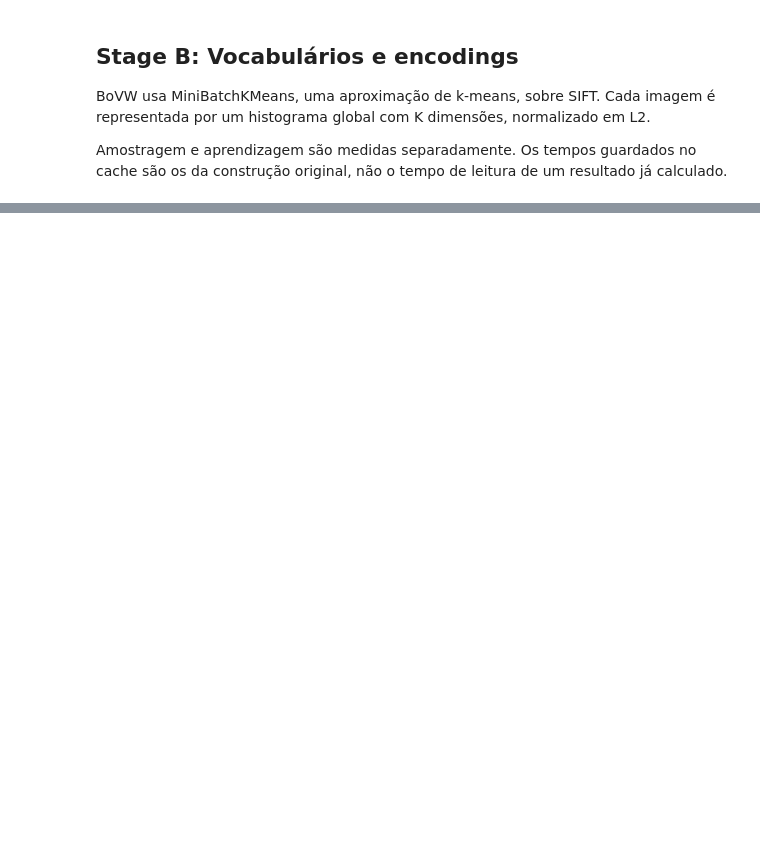
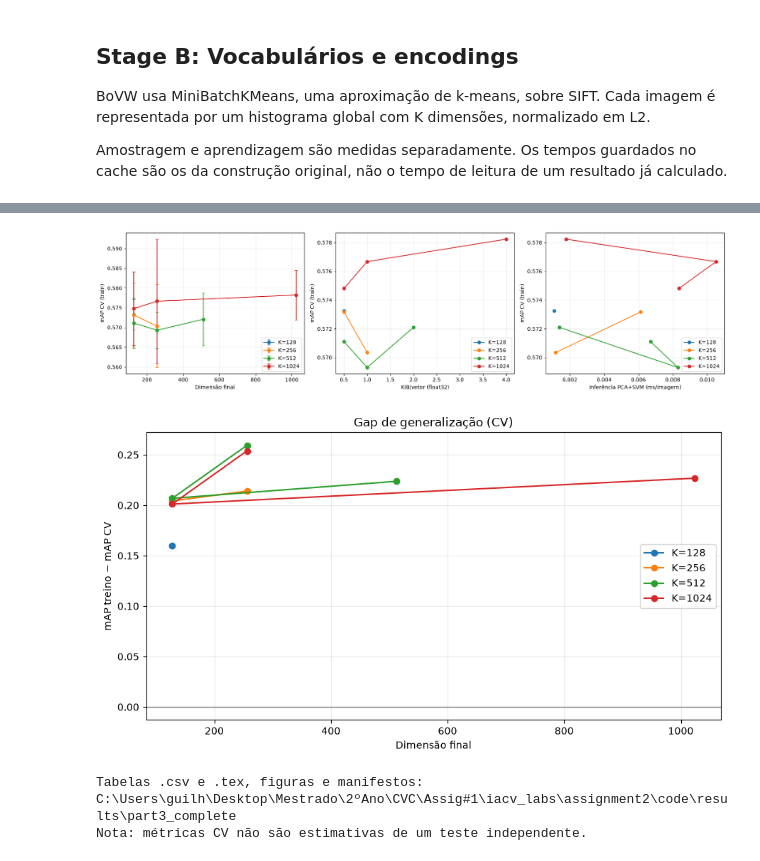
Before and after one commit to luis-bb/iacv_labs, a Jupyter notebook: assignment2/code/3_vocabulary_pca.ipynb, the cells around one changed output, grey strips where cells are left out. Drawn from its saved outputs; the diff is of its cells as text; code cells hidden in the pictures; blank space fills up the shorter version.

```diff
--- a/assignment2/code/3_vocabulary_pca.ipynb
+++ b/assignment2/code/3_vocabulary_pca.ipynb
@@ -190,7 +195,9 @@ def fitEncoder(table, method, k, seed):
                    PART3_SAMPLE_DESCRIPTORS, PART3_MAX_DESCRIPTORS)
     path = PART3_CACHE / f"encoder_{key}.joblib"
     if path.exists():
-        return joblib.load(path)
+        bundle = joblib.load(path)
+        bundle["encoder_file_KiB"] = path.stat().st_size / 1024
+        return bundle
     started = perf_counter()
     descriptors = sampleLocalFeatures(table, seed)
     sample_seconds = perf_counter() - started
@@ -520,0 +463,16 @@ Resultados guardados em: C:\Users\guilh\Desktop\Mestrado\2ºAno\CVC\Assig#1\iacv
+# %%
+part3_results, part3_cv_costs, part3_cv_manifests = runComparison()
+part3_comparison = summarizeResults(part3_results, part3_cv_costs)
+if part3_results.empty: raise RuntimeError("Não existem resultados de cross-validation")
+if not part3_results.groupby(["seed","fold","method","K","PCA"]).category.nunique().eq(len(PART3_CATEGORIES)).all():
+    raise RuntimeError("Faltam categorias num dos folds")
+part3_valid = part3_comparison[part3_comparison.converged & part3_comparison.encoder_converged]
+if part3_valid.empty:
+    warnings.warn("Sem configurações plenamente convergidas. Seleção provisória; rever logs e parâmetros.")
+    part3_valid = part3_comparison
+part3_best = part3_valid.sort_values("mAP_mean", ascending=False).groupby("method").head(1)
+display(part3_best[["method","K","PCA","mAP_mean","mAP_std","accuracy_mean","macro_F1_mean"]].round(4))
+part3_results.to_csv(PART3_OUTPUT / "cv_per_class_per_fold.csv", index=False)
+part3_cv_costs.to_csv(PART3_OUTPUT / "cv_codebook_costs_per_fold.csv", index=False)
+part3_comparison.to_csv(PART3_OUTPUT / "cv_summary.csv", index=False)
+(PART3_OUTPUT / "cv_splits.json").write_text(json.dumps(part3_cv_manifests, indent=2), encoding="utf-8")
@@ -520,0 +704,22 @@ Resultados guardados em: C:\Users\guilh\Desktop\Mestrado\2ºAno\CVC\Assig#1\iacv
+# %%
+fig,axs=plt.subplots(1,3,figsize=(17,4.5))
+for k,grp in part3_comparison.groupby("K"):
+    grp=grp.sort_values("dimensions")
+    axs[0].errorbar(grp.dimensions,grp.mAP_mean,yerr=grp.mAP_std,marker="o",capsize=3,label=f"K={k}")
+    axs[1].plot(grp.feature_KiB_float32,grp.mAP_mean,"o-",label=f"K={k}")
+    axs[2].plot(grp.inference_ms_per_image,grp.mAP_mean,"o-",label=f"K={k}")
+for ax,xlabel in zip(axs,["Dimensão final","KiB/vetor (float32)","Inferência PCA+SVM (ms/imagem)"]):
+    ax.set(xlabel=xlabel,ylabel="mAP CV (train)");ax.grid(alpha=.25);ax.legend()
+fig.tight_layout();fig.savefig(PART3_OUTPUT/"cv_tradeoffs.png",dpi=170);plt.show()
+fig,ax=plt.subplots(figsize=(9,5))
+for k,grp in part3_comparison.groupby("K"):
+    ax.plot(grp.dimensions,grp.train_minus_cv_mAP,"o-",label=f"K={k}")
+ax.axhline(0,color="gray",linewidth=1);ax.set(xlabel="Dimensão final",ylabel="mAP treino − mAP CV",title="Gap de generalização (CV)")
+ax.grid(alpha=.25);ax.legend();fig.tight_layout();fig.savefig(PART3_OUTPUT/"cv_generalization_gap.png",dpi=170);plt.show()
+print("Tabelas .csv e .tex, figuras e manifestos:",PART3_OUTPUT.resolve())
+print("Nota: métricas CV não são estimativas de um teste independente.")
+# %% [output]
+[figure, added]
+[figure, added]
+Tabelas .csv e .tex, figuras e manifestos: C:\Users\guilh\Desktop\Mestrado\2ºAno\CVC\Assig#1\iacv_labs\assignment2\code\results\part3_complete
+Nota: métricas CV não são estimativas de um teste independente.
```
Also changed, not shown: parts of 19 cells of this notebook.
